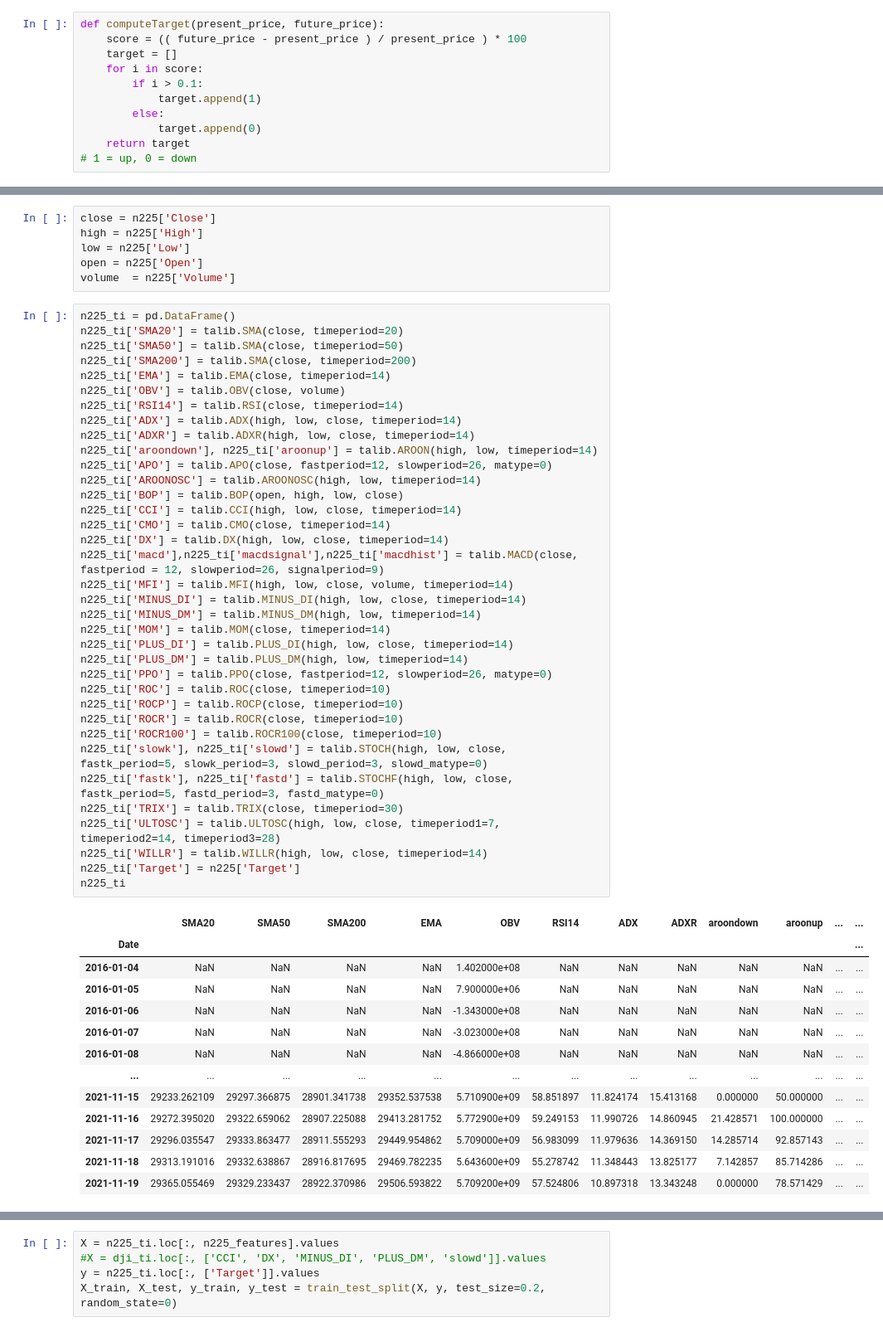
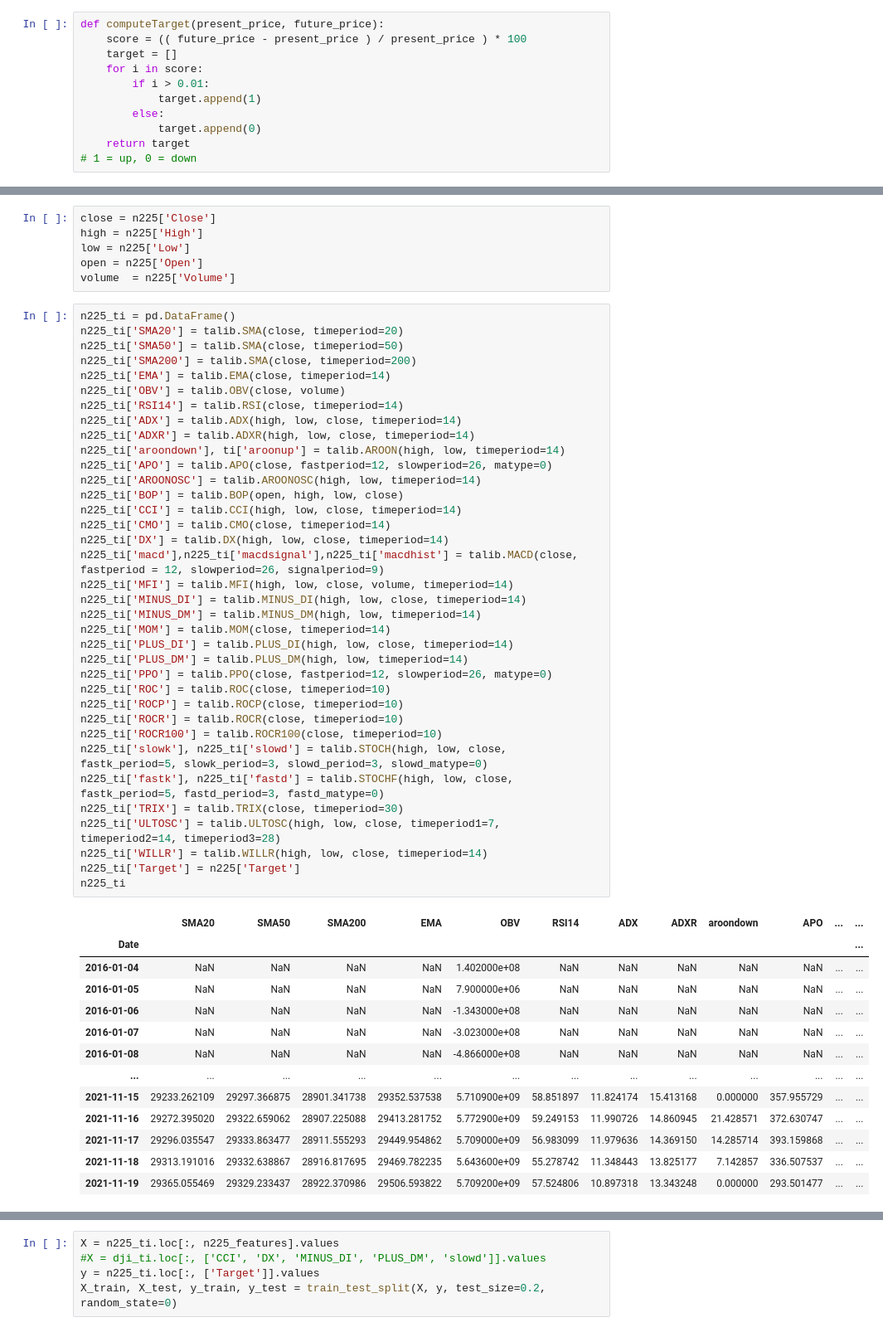
Before and after one commit to pro10150/stock-prediction, a Jupyter notebook: stock-prediction.ipynb, the cells around one changed output, grey strips where cells are left out. Shown at 83% size. Cells and saved outputs as stored; diff of their text form.

```diff
--- a/stock-prediction.ipynb
+++ b/stock-prediction.ipynb
@@ -50,7 +50,7 @@ def computeTarget(present_price, future_price):
     score = (( future_price - present_price ) / present_price ) * 100
     target = []
     for i in score:
-        if i > 0.1:
+        if i > 0.01:
             target.append(1)
         else:
             target.append(0)
@@ -360,35 +330,35 @@ n225_ti['EMA'] = talib.EMA(close, timeperiod=14)
 n225_ti['OBV'] = talib.OBV(close, volume)
 n225_ti['RSI14'] = talib.RSI(close, timeperiod=14)
 n225_ti['ADX'] = talib.ADX(high, low, close, timeperiod=14)
 n225_ti['ADXR'] = talib.ADXR(high, low, close, timeperiod=14)
-n225_ti['aroondown'], n225_ti['aroonup'] = talib.AROON(high, low, timeperiod=14)
+n225_ti['aroondown'], ti['aroonup'] = talib.AROON(high, low, timeperiod=14)
 n225_ti['APO'] = talib.APO(close, fastperiod=12, slowperiod=26, matype=0)
 n225_ti['AROONOSC'] = talib.AROONOSC(high, low, timeperiod=14)
 n225_ti['BOP'] = talib.BOP(open, high, low, close)
 n225_ti['CCI'] = talib.CCI(high, low, close, timeperiod=14)
 n225_ti['CMO'] = talib.CMO(close, timeperiod=14)
 n225_ti['DX'] = talib.DX(high, low, close, timeperiod=14)
 n225_ti['macd'],n225_ti['macdsignal'],n225_ti['macdhist'] = talib.MACD(close, fastperiod = 12, slowperiod=26, signalperiod=9)
 n225_ti['MFI'] = talib.MFI(high, low, close, volume, timeperiod=14)
 n225_ti['MINUS_DI'] = talib.MINUS_DI(high, low, close, timeperiod=14)
 n225_ti['MINUS_DM'] = talib.MINUS_DM(high, low, timeperiod=14)
 n225_ti['MOM'] = talib.MOM(close, timeperiod=14)
 n225_ti['PLUS_DI'] = talib.PLUS_DI(high, low, close, timeperiod=14)
 n225_ti['PLUS_DM'] = talib.PLUS_DM(high, low, timeperiod=14)
 n225_ti['PPO'] = talib.PPO(close, fastperiod=12, slowperiod=26, matype=0)
 n225_ti['ROC'] = talib.ROC(close, timeperiod=10)
 n225_ti['ROCP'] = talib.ROCP(close, timeperiod=10)
 n225_ti['ROCR'] = talib.ROCR(close, timeperiod=10)
 n225_ti['ROCR100'] = talib.ROCR100(close, timeperiod=10)
 n225_ti['slowk'], n225_ti['slowd'] = talib.STOCH(high, low, close, fastk_period=5, slowk_period=3, slowd_period=3, slowd_matype=0)
 n225_ti['fastk'], n225_ti['fastd'] = talib.STOCHF(high, low, close, fastk_period=5, fastd_period=3, fastd_matype=0)
 n225_ti['TRIX'] = talib.TRIX(close, timeperiod=30)
 n225_ti['ULTOSC'] = talib.ULTOSC(high, low, close, timeperiod1=7, timeperiod2=14, timeperiod3=28)
 n225_ti['WILLR'] = talib.WILLR(high, low, close, timeperiod=14)
 n225_ti['Target'] = n225['Target']
 n225_ti
 # %% [output]
-|  | SMA20 | SMA50 | SMA200 | EMA | OBV | RSI14 | ADX | ADXR | aroondown | aroonup | ... | ... |
+|  | SMA20 | SMA50 | SMA200 | EMA | OBV | RSI14 | ADX | ADXR | aroondown | APO | ... | ... |
 | Date |  |  |  |  |  |  |  |  |  |  |  | ... |
 | 2016-01-04 | NaN | NaN | NaN | NaN | 1.402000e+08 | NaN | NaN | NaN | NaN | NaN | ... | ... |
 | 2016-01-05 | NaN | NaN | NaN | NaN | 7.900000e+06 | NaN | NaN | NaN | NaN | NaN | ... | ... |
@@ -396,8 +366,8 @@ n225_ti
 | 2016-01-07 | NaN | NaN | NaN | NaN | -3.023000e+08 | NaN | NaN | NaN | NaN | NaN | ... | ... |
 | 2016-01-08 | NaN | NaN | NaN | NaN | -4.866000e+08 | NaN | NaN | NaN | NaN | NaN | ... | ... |
 | ... | ... | ... | ... | ... | ... | ... | ... | ... | ... | ... | ... | ... |
-| 2021-11-15 | 29233.262109 | 29297.366875 | 28901.341738 | 29352.537538 | 5.710900e+09 | 58.851897 | 11.824174 | 15.413168 | 0.000000 | 50.000000 | ... | ... |
-| 2021-11-16 | 29272.395020 | 29322.659062 | 28907.225088 | 29413.281752 | 5.772900e+09 | 59.249153 | 11.990726 | 14.860945 | 21.428571 | 100.000000 | ... | ... |
-| 2021-11-17 | 29296.035547 | 29333.863477 | 28911.555293 | 29449.954862 | 5.709000e+09 | 56.983099 | 11.979636 | 14.369150 | 14.285714 | 92.857143 | ... | ... |
-| 2021-11-18 | 29313.191016 | 29332.638867 | 28916.817695 | 29469.782235 | 5.643600e+09 | 55.278742 | 11.348443 | 13.825177 | 7.142857 | 85.714286 | ... | ... |
-| 2021-11-19 | 29365.055469 | 29329.233437 | 28922.370986 | 29506.593822 | 5.709200e+09 | 57.524806 | 10.897318 | 13.343248 | 0.000000 | 78.571429 | ... | ... |
+| 2021-11-15 | 29233.262109 | 29297.366875 | 28901.341738 | 29352.537538 | 5.710900e+09 | 58.851897 | 11.824174 | 15.413168 | 0.000000 | 357.955729 | ... | ... |
+| 2021-11-16 | 29272.395020 | 29322.659062 | 28907.225088 | 29413.281752 | 5.772900e+09 | 59.249153 | 11.990726 | 14.860945 | 21.428571 | 372.630747 | ... | ... |
+| 2021-11-17 | 29296.035547 | 29333.863477 | 28911.555293 | 29449.954862 | 5.709000e+09 | 56.983099 | 11.979636 | 14.369150 | 14.285714 | 393.159868 | ... | ... |
+| 2021-11-18 | 29313.191016 | 29332.638867 | 28916.817695 | 29469.782235 | 5.643600e+09 | 55.278742 | 11.348443 | 13.825177 | 7.142857 | 336.507537 | ... | ... |
+| 2021-11-19 | 29365.055469 | 29329.233437 | 28922.370986 | 29506.593822 | 5.709200e+09 | 57.524806 | 10.897318 | 13.343248 | 0.000000 | 293.501477 | ... | ... |
```
Also changed, not shown: parts of 27 cells of this notebook.
